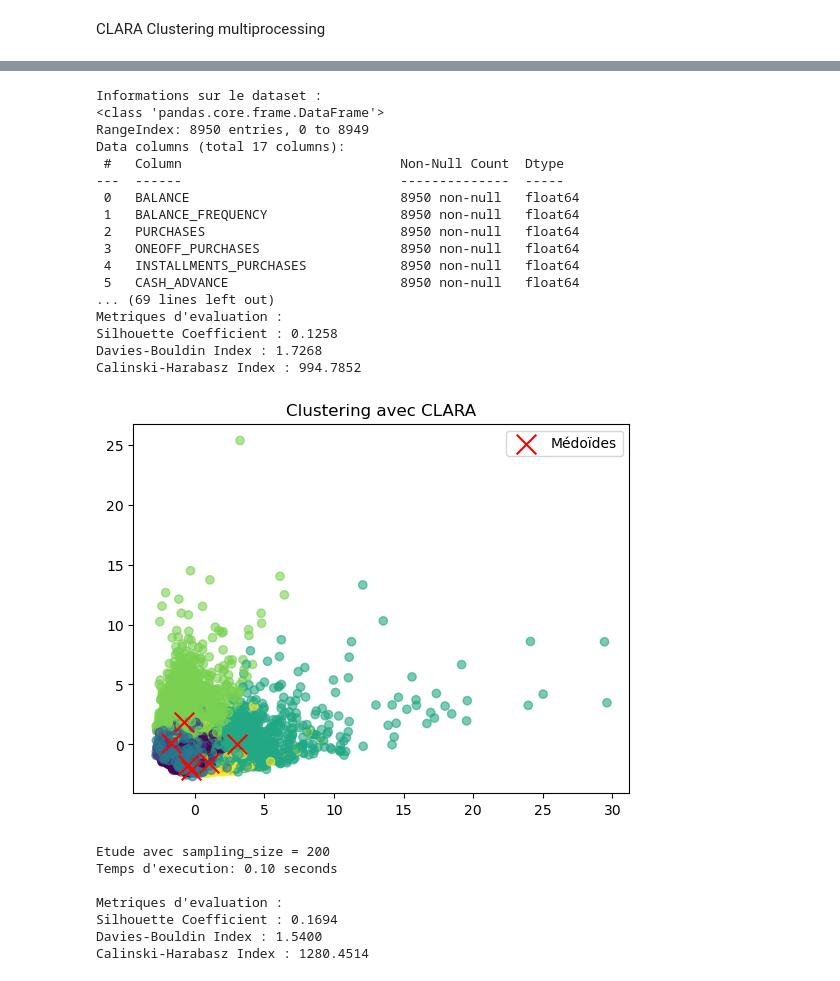
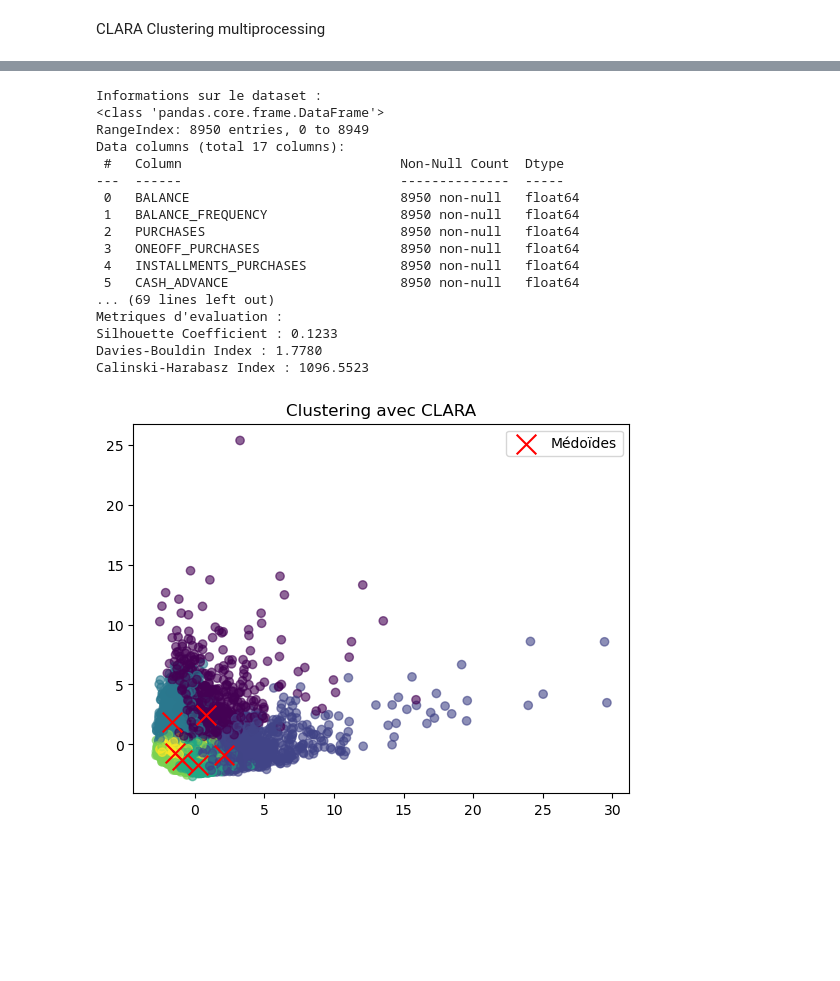
Before and after one commit to najouaelfethi/CLARA-Clustering-Multiprocessing, a Jupyter notebook: clara.ipynb, the cells around one changed output, grey strips where cells are left out. Saved outputs shown, nothing was run; the diff lists cells and outputs as text; code cells hidden in the pictures; blank space fills up the shorter version.

```diff
--- a/clara.ipynb
+++ b/clara.ipynb
@@ -24,7 +24,7 @@ def load_and_prepare_data():
 #Affichage des informations du dataset
 def dataset_info(data):
     print("Informations sur le dataset :")
-    #print(data.info())
+    print(data.info())
     print("\nStatistiques descriptives :")
     print(data.describe())
 
@@ -56,48 +56,47 @@ def evaluate_clustering(data, labels):
         print(f"Normalized Mutual Information (NMI) : {nmi:.4f}")
 
 def main():
-    k = 6  #Nombre de clusters
-    sampling_sizes = [100,200,300,500]  #Taille des sous-échantillons(samples)
-    random_states = [42, 43, 44, 45]  #random_states pour que a chaque fois on execute le code, le meme splitting du dataset se genere ne change pas
-
     #Chargement des donnees
     data = load_and_prepare_data()
     dataset_info(data)
 
-    for sampling_size in sampling_sizes:
-        print(f"\nEtude avec sampling_size = {sampling_size}")
-        #Chronometrer l'exécution
-        start_time = time.time()
+    #Nombre de clusters and samples
+    k = 6
+    sampling_size = max(int(0.05 * len(data)), k + 1)  #Taille des sous-échantillons(samples)
+    random_states = [42, 43, 44, 45]  #random_states pour que a chaque fois on execute le code, le meme splitting du dataset se genere ne change pas
 
-        #Creation des taches paralleles pour Ray, chaque tache s'excecute avec un state different
-        tasks = [apply_clara.remote(data, k, sampling_size, state) for state in random_states]
+    print(f"\nEtude avec sampling_size = {sampling_size}")
+    #Chronometrer l'exécution
+    start_time = time.time()
 
-        #Execution des taches en parallele avec Ray
-        results = ray.get(tasks)
+    #Creation des taches paralleles pour Ray, chaque tache s'excecute avec un state different
+    tasks = [apply_clara.remote(data, k, sampling_size, state) for state in random_states]
 
-        end_time = time.time()
-        print(f"Temps d'execution: {end_time - start_time:.2f} seconds")
+    #Execution des taches en parallele avec Ray
+    results = ray.get(tasks)
 
-        #Selection du premier resultat retourner par les taches parallele
-        best_clara, labels = results[0]
+    end_time = time.time()
+    print(f"Temps d'execution: {end_time - start_time:.2f} seconds")
 
-        #Extraction des medoides
-        best_medoids = data.iloc[best_clara.medoid_indices_]
+    #Selection du premier resultat retourner par les taches parallele
+    best_clara, labels = results[0]
 
-        #Evaluation des clusters
-        evaluate_clustering(data, labels)
+    #Extraction des medoides
+    best_medoids = data.iloc[best_clara.medoid_indices_]
 
-        #Visualization
-        #Reduction des dimenssions a 2D
-        pca = PCA(n_components=2)
-        reduced_data = pca.fit_transform(data)
-        cluster_centers = pca.transform(best_medoids)
+    #Evaluation des clusters
+    evaluate_clustering(data, labels)
 
-        plt.scatter(reduced_data[:, 0], reduced_data[:, 1], c=labels, cmap='viridis', alpha=0.6)
-        plt.scatter(cluster_centers[:, 0], cluster_centers[:, 1], color='red', marker='x', s=200, label='Médoïdes')
-        plt.title("Clustering avec CLARA")
-        plt.legend()
-        plt.show()
+    #Visualization
+    #Reduction des dimenssions a 2D
+    pca = PCA(n_components=2)
+    reduced_data = pca.fit_transform(data)
+    cluster_centers = pca.transform(best_medoids)
+    plt.scatter(reduced_data[:, 0], reduced_data[:, 1], c=labels, cmap='viridis', alpha=0.6)
+    plt.scatter(cluster_centers[:, 0], cluster_centers[:, 1], color='red', marker='x', s=200, label='Médoïdes')
+    plt.title("Clustering avec CLARA")
+    plt.legend()
+    plt.show()
 
     ray.shutdown()
 
@@ -108,25 +107,18 @@ if __name__ == "__main__":
 Informations sur le dataset :
 <class 'pandas.core.frame.DataFrame'>
 RangeIndex: 8950 entries, 0 to 8949
 Data columns (total 17 columns):
  #   Column                            Non-Null Count  Dtype
 ---  ------                            --------------  -----
  0   BALANCE                           8950 non-null   float64
  1   BALANCE_FREQUENCY                 8950 non-null   float64
  2   PURCHASES                         8950 non-null   float64
  3   ONEOFF_PURCHASES                  8950 non-null   float64
  4   INSTALLMENTS_PURCHASES            8950 non-null   float64
  5   CASH_ADVANCE                      8950 non-null   float64
 ... (69 lines left out)
 Metriques d'evaluation :
-Silhouette Coefficient : 0.1258
-Davies-Bouldin Index : 1.7268
-Calinski-Harabasz Index : 994.7852
+Silhouette Coefficient : 0.1233
+Davies-Bouldin Index : 1.7780
+Calinski-Harabasz Index : 1096.5523
-[figure, old version]
+[figure, new version]
-Etude avec sampling_size = 200
-Temps d'execution: 0.10 seconds
-
-Metriques d'evaluation :
-Silhouette Coefficient : 0.1694
-Davies-Bouldin Index : 1.5400
-Calinski-Harabasz Index : 1280.4514
```
Also changed, not shown: parts of 1 cell of this notebook.
